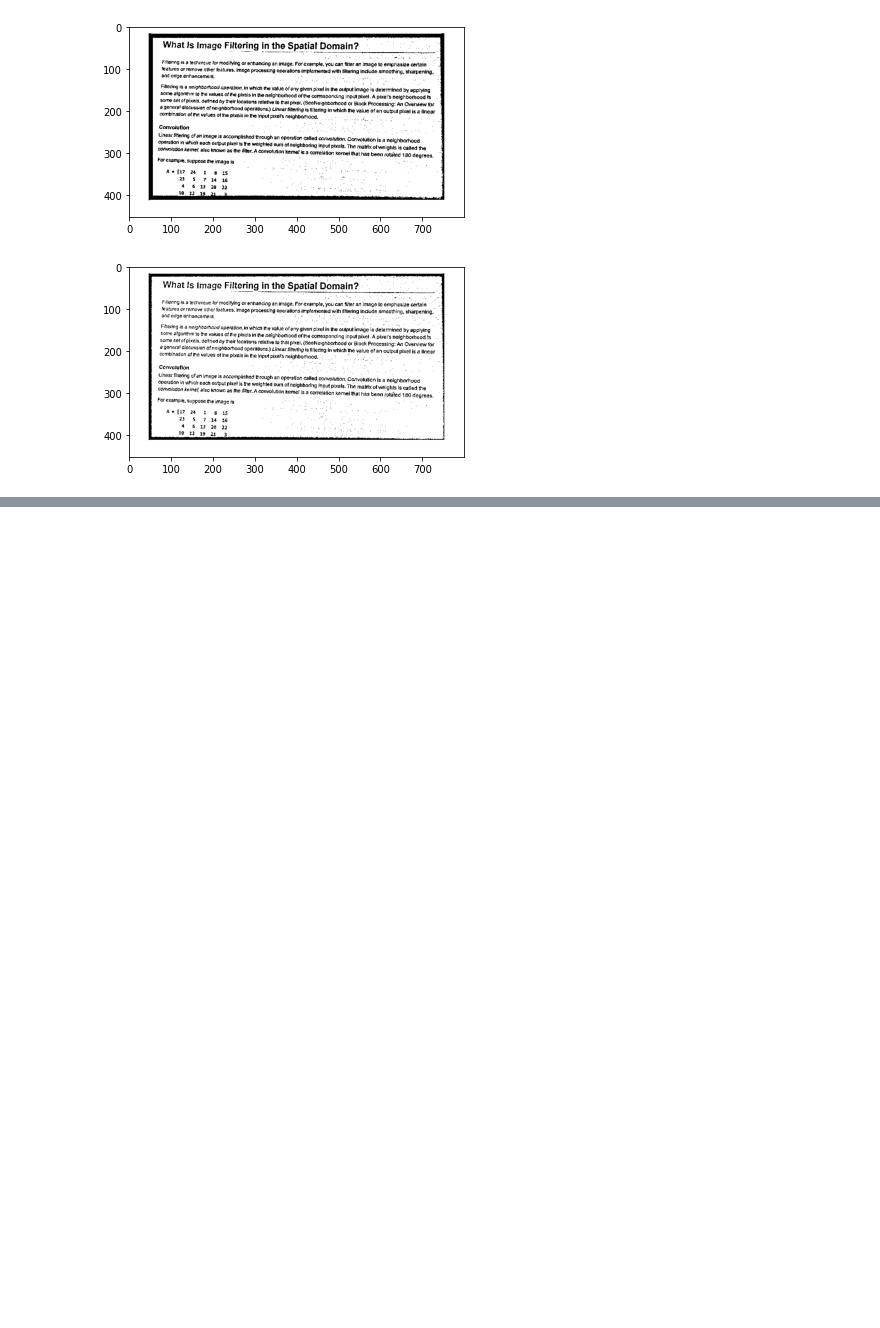
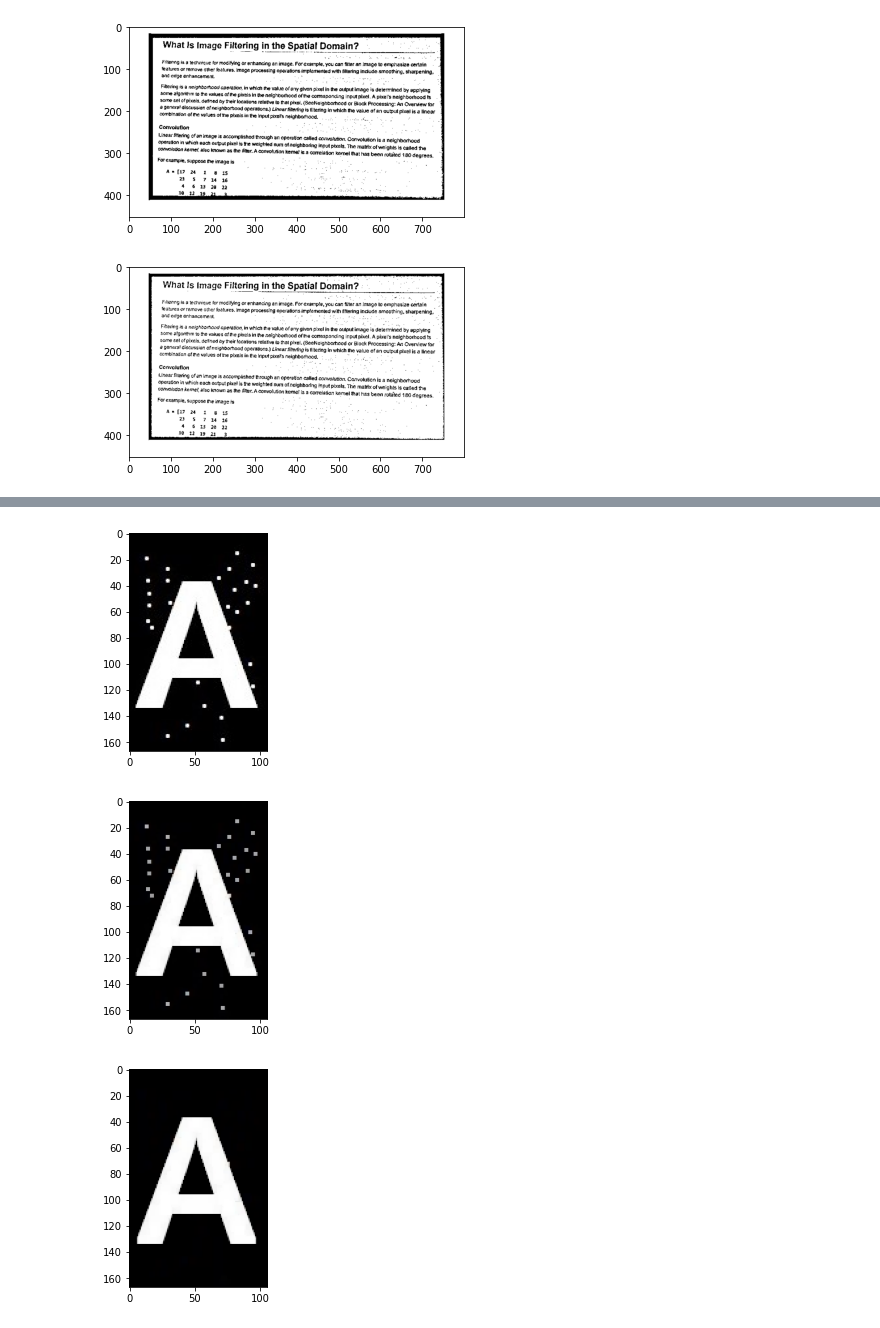
Before and after one commit to SHsix/Embedded_System, a Jupyter notebook: Python_기초/lec03.ipynb, the cells around one changed output, grey strips where cells are left out. Drawn from its saved outputs; the diff is of its cells as text; code cells hidden in the pictures; blank space fills up the shorter version.

Commit message:
OpenCV_v3_0

```diff
--- a/Python_기초/lec03.ipynb
+++ b/Python_기초/lec03.ipynb
@@ -201,0 +280,20 @@ plt.show()
+# %%
+kernel3 = np.ones((3, 3), np.uint8)
+kernel5 = np.ones((5, 5), np.uint8)
+# Opening
+img_6 = cv2.imread('lec03_test6.png')
+opening3 = cv2.morphologyEx(img_6, cv2.MORPH_OPEN, kernel3)
+opening5 = cv2.morphologyEx(img_6, cv2.MORPH_OPEN, kernel5)
+
+plt.imshow(cv2.cvtColor(img_6, cv2.COLOR_BGR2RGB))
+plt.show()
+
+plt.imshow(cv2.cvtColor(opening3, cv2.COLOR_BGR2RGB))
+plt.show()
+
+plt.imshow(cv2.cvtColor(opening5, cv2.COLOR_BGR2RGB))
+plt.show()
+# %% [output]
+[figure, added]
+[figure, added]
+[figure, added]
```
Also changed, not shown: parts of 22 cells of this notebook.
